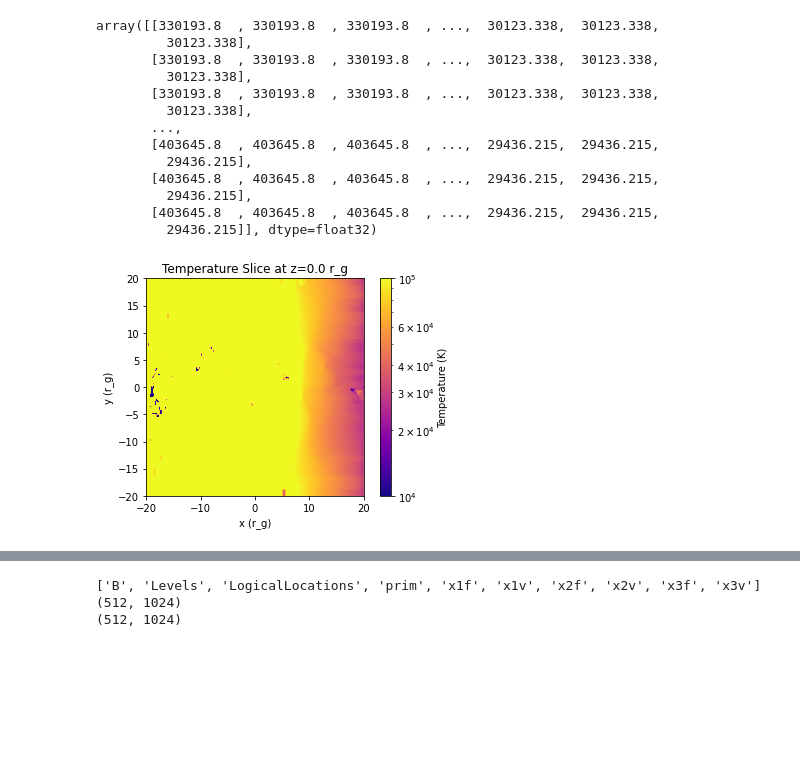
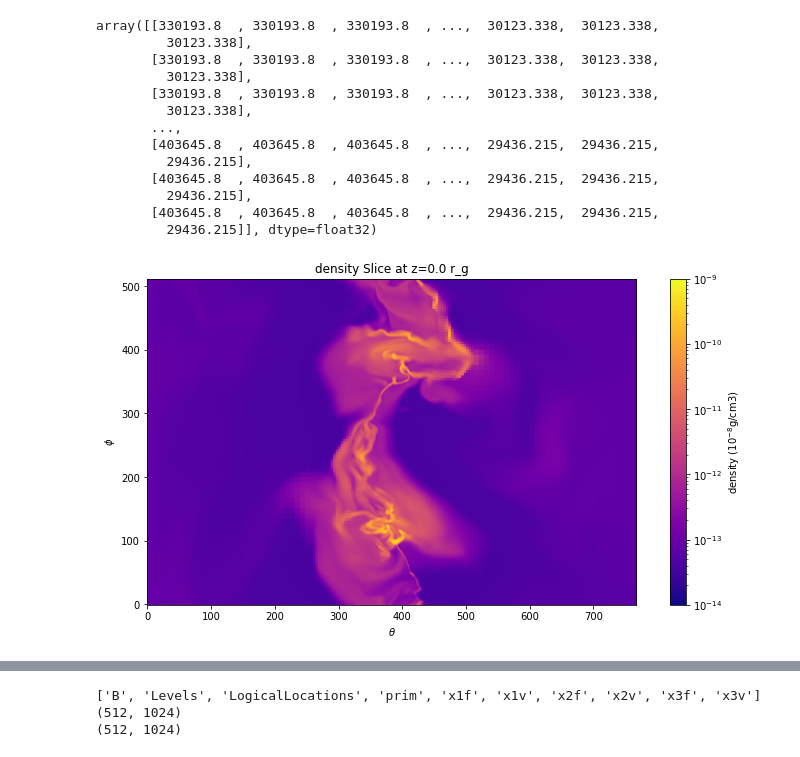
Before and after one commit to thomas-03/blacklight, a Jupyter notebook: scripts/examineRMHDOutput.ipynb, the cells around one changed output, grey strips where cells are left out. Cells and saved outputs as stored; diff of their text form; code cells hidden in the pictures; blank space fills up the shorter version.

Commit message:
a bunch of scattering and xrb stuff

```diff
--- a/scripts/examineRMHDOutput.ipynb
+++ b/scripts/examineRMHDOutput.ipynb
@@ -176,5 +247,5 @@ print(press.shape)
 # %%
-arguments = {'data_file': '../data/tdestream.out1.01335.athdf', 'quantity': 'rho', 'output_file': './plots/rhoPlot.png', 'direction': 3, 'slice_location': 0.0, 'average': False, 'sum': False, 'level': None, 'x_min': None, 'x_max': None, 'y_min': None, 'y_max': None, 'fill': False, 'colormap': None, 'vmin': None, 'vmax': None, 'logc': False, 'stream': None, 'stream_average': False, 'stream_density': 1.0, 'num_ghost': 0}
+arguments = {'data_file': '../data/input.cbdisk.out1.01637.athdf', 'quantity': 'rho', 'output_file': './plots/rhoPlot.png', 'direction': 1, 'slice_location': 0.0, 'average': False, 'sum': False, 'level': None, 'x_min': None, 'x_max': None, 'y_min': None, 'y_max': None, 'fill': False, 'colormap': None, 'vmin': None, 'vmax': None, 'logc': False, 'stream': None, 'stream_average': False, 'stream_density': 1.0, 'num_ghost': 0}
 rho = plot_slice.getDataSlice(**arguments)
 print(rho.shape)
 # %% [output]
@@ -210,11 +281,12 @@ array([[330193.8  , 330193.8  , 330193.8  , ...,  30123.338,  30123.338,
        [403645.8  , 403645.8  , 403645.8  , ...,  29436.215,  29436.215,
          29436.215]], dtype=float32)
 # %%
-plt.imshow(T, origin='lower', extent=[-20,20,-20,20], norm=LogNorm(vmin=1e4, vmax=1e5), cmap='plasma')
-plt.colorbar(label='Temperature (K)')
-plt.xlabel('x (r_g)')
-plt.ylabel('y (r_g)')
-plt.title('Temperature Slice at z=0.0 r_g')
+fig,ax = plt.subplots(figsize=(12,6))
+plt.imshow(rho, origin='lower', norm=LogNorm(vmin=1e-14, vmax=1e-9), cmap='plasma')
+plt.colorbar(label='density ($10^{-8}$g/cm3)')
+plt.xlabel('$\\theta$')
+plt.ylabel('$\\phi$')
+plt.title('density Slice at z=0.0 r_g')
 plt.show()
 # %% [output]
-[figure, old version]
+[figure, new version]
```
Also changed, not shown: parts of 25 cells of this notebook, 18 other files.
